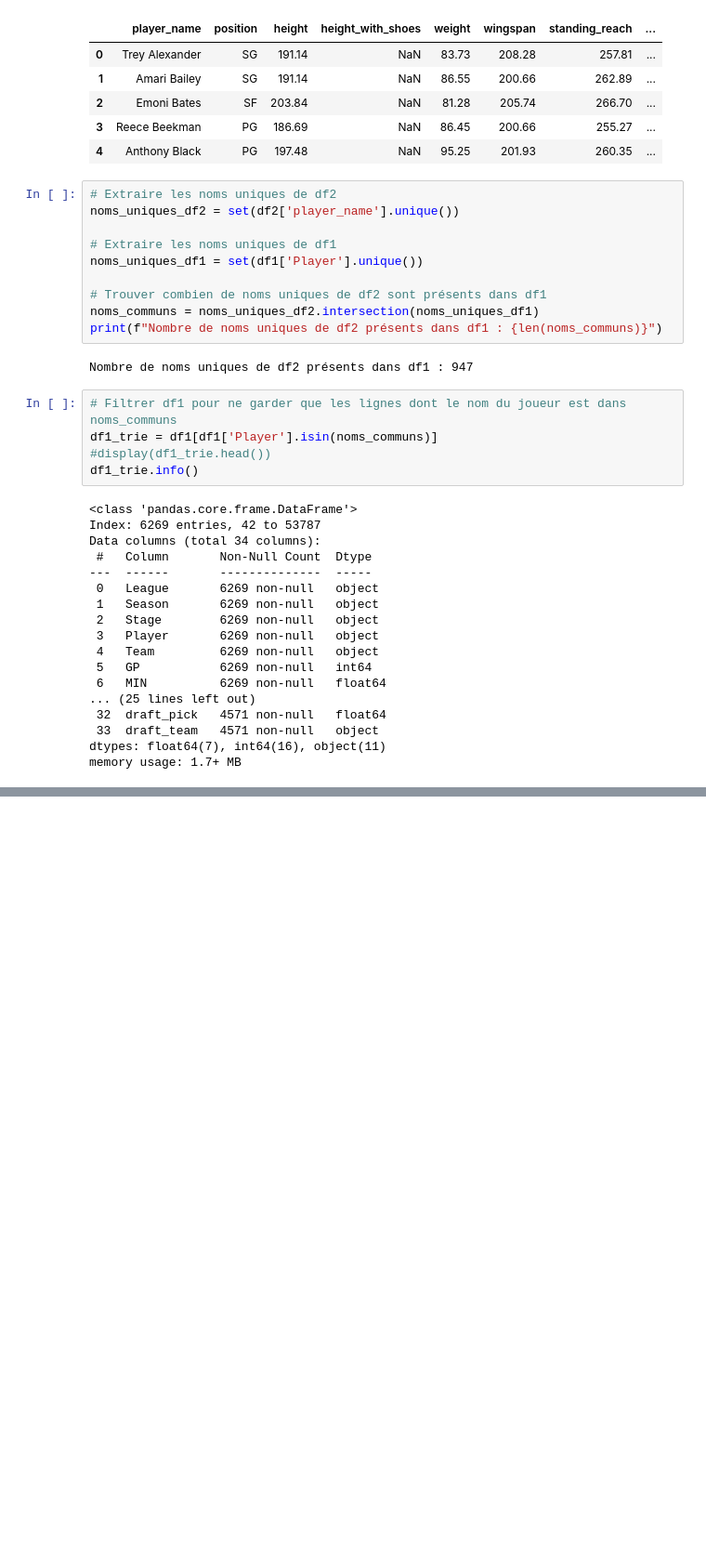
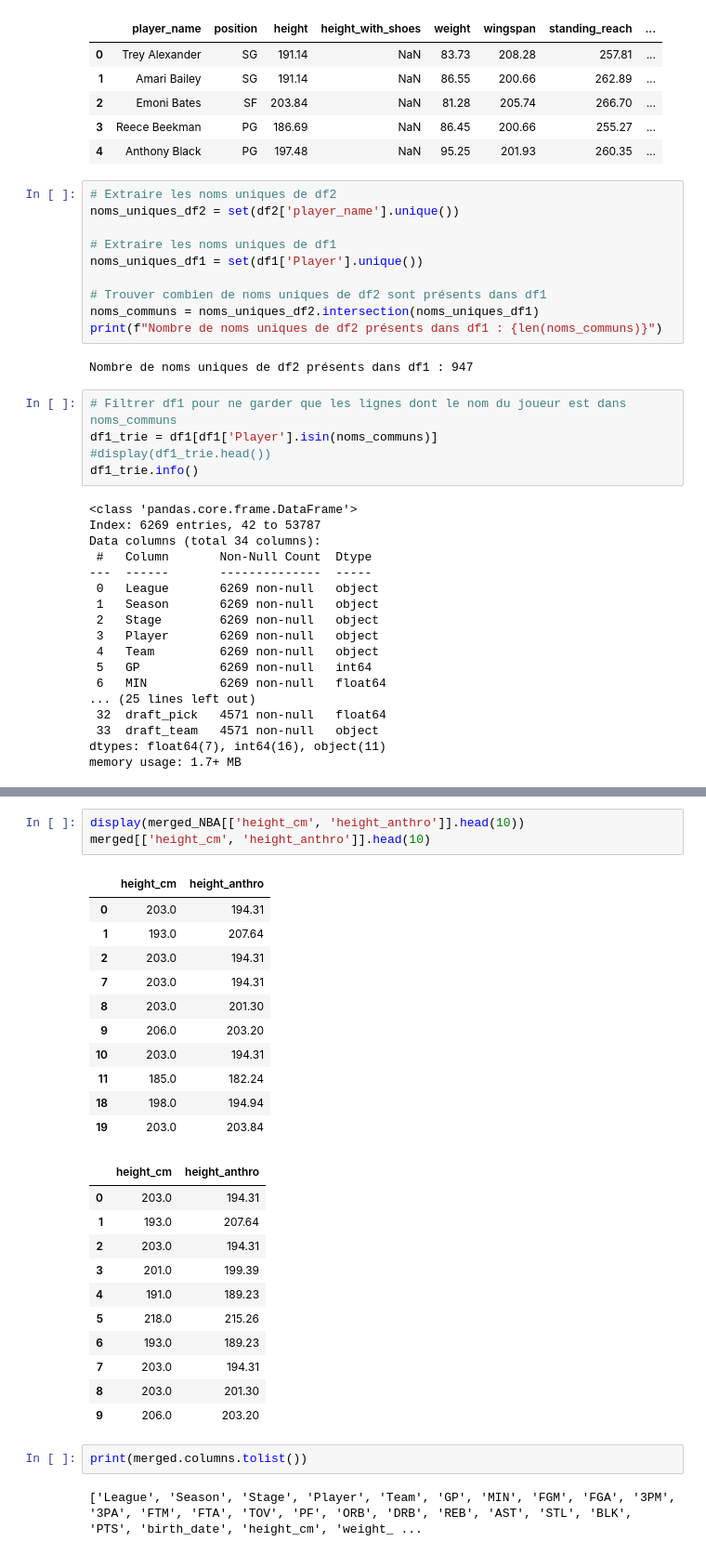
Before and after one commit to Raf-Alb/Data-Science-Group-Q, a Jupyter notebook: Projet.ipynb, the cells around one changed output, grey strips where cells are left out. Shown at 93% size. Saved outputs shown, nothing was run; the diff lists cells and outputs as text; blank space fills up the shorter version.

```diff
--- a/Projet.ipynb
+++ b/Projet.ipynb
@@ -396,0 +291,30 @@ Count: 3603, Mean: 200.4 cm, Median: 201.0 cm, Std: 8.4 cm, IQR: 13.0 cm
+# %%
+display(merged_NBA[['height_cm', 'height_anthro']].head(10))
+merged[['height_cm', 'height_anthro']].head(10)
+# %% [output]
+|  | height_cm | height_anthro |
+| 0 | 203.0 | 194.31 |
+| 1 | 193.0 | 207.64 |
+| 2 | 203.0 | 194.31 |
+| 7 | 203.0 | 194.31 |
+| 8 | 203.0 | 201.30 |
+| 9 | 206.0 | 203.20 |
+| 10 | 203.0 | 194.31 |
+| 11 | 185.0 | 182.24 |
+| 18 | 198.0 | 194.94 |
+| 19 | 203.0 | 203.84 |
+|  | height_cm | height_anthro |
+| 0 | 203.0 | 194.31 |
+| 1 | 193.0 | 207.64 |
+| 2 | 203.0 | 194.31 |
+| 3 | 201.0 | 199.39 |
+| 4 | 191.0 | 189.23 |
+| 5 | 218.0 | 215.26 |
+| 6 | 193.0 | 189.23 |
+| 7 | 203.0 | 194.31 |
+| 8 | 203.0 | 201.30 |
+| 9 | 206.0 | 203.20 |
+# %%
+print(merged.columns.tolist())
+# %% [output]
+['League', 'Season', 'Stage', 'Player', 'Team', 'GP', 'MIN', 'FGM', 'FGA', '3PM', '3PA', 'FTM', 'FTA', 'TOV', 'PF', 'ORB', 'DRB', 'REB', 'AST', 'STL', 'BLK', 'PTS', 'birth_date', 'height_cm', 'weight_ ...
```
Also changed, not shown: parts of 24 cells of this notebook, 2 other files.
